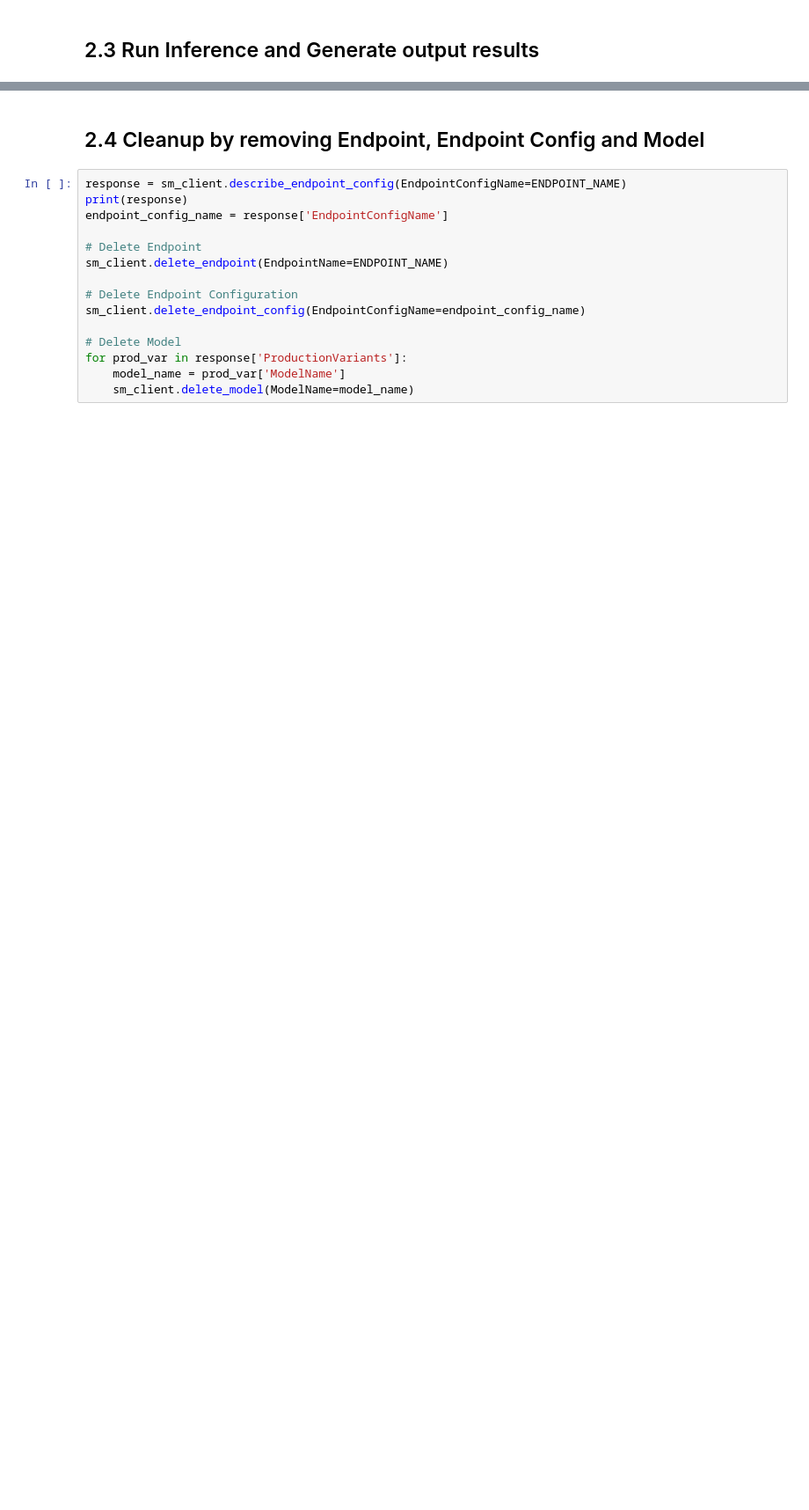
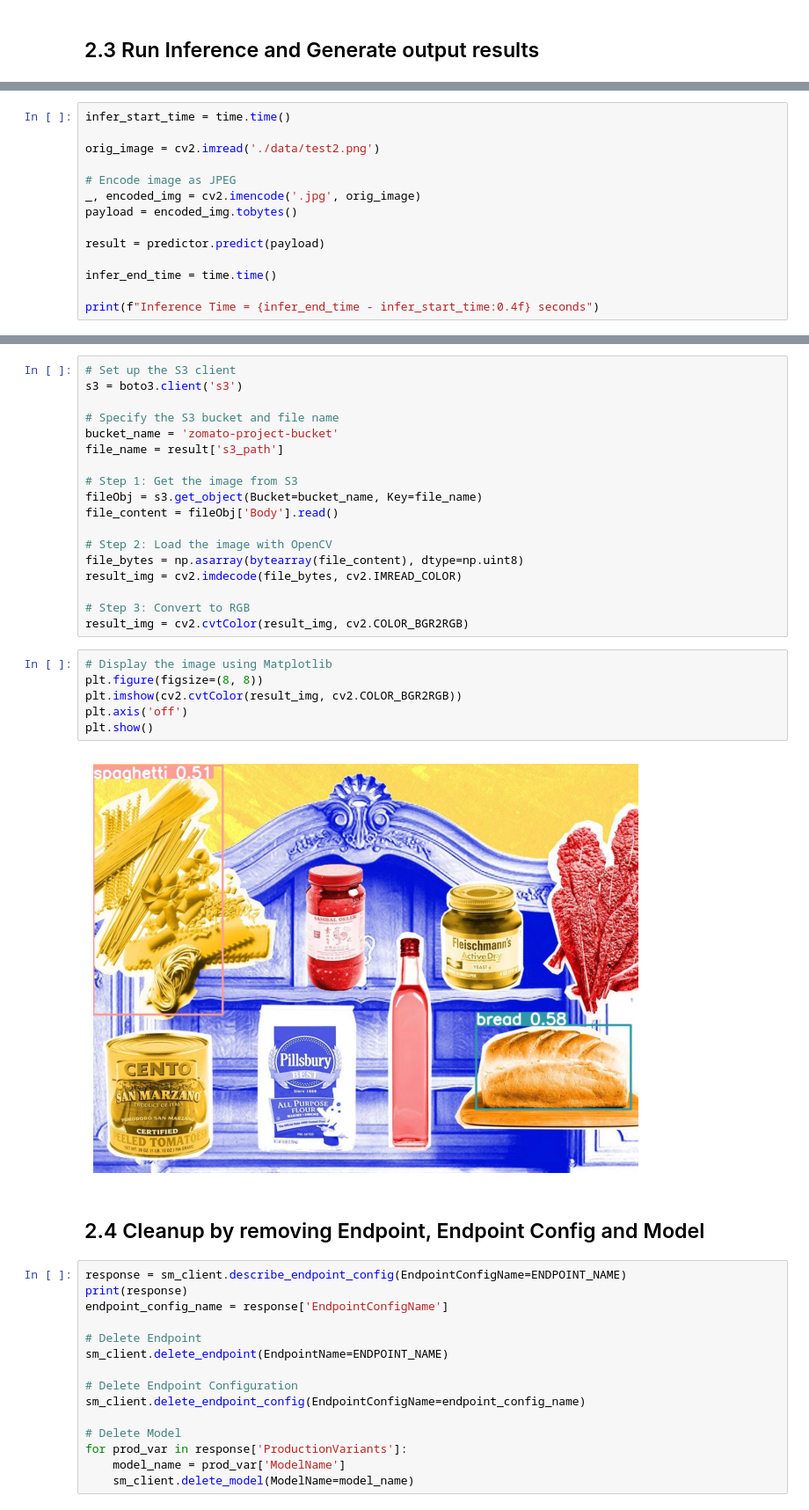
Before and after one commit to aethla/zomato-sagemaker, a Jupyter notebook: sagemaker/serverless-inference/2_TestEndpoint.ipynb, the cells around one changed output, grey strips where cells are left out. Shown at 88% size. Drawn from its saved outputs; the diff is of its cells as text; blank space fills up the shorter version.

```diff
--- a/sagemaker/serverless-inference/2_TestEndpoint.ipynb
+++ b/sagemaker/serverless-inference/2_TestEndpoint.ipynb
@@ -80,0 +95,14 @@ plt.imshow(cv2.cvtColor(image_array, cv2.COLOR_BGR2RGB))
+# %%
+infer_start_time = time.time()
+
+orig_image = cv2.imread('./data/test2.png')
+
+# Encode image as JPEG
+_, encoded_img = cv2.imencode('.jpg', orig_image)
+payload = encoded_img.tobytes()
+
+result = predictor.predict(payload)
+
+infer_end_time = time.time()
+
+print(f"Inference Time = {infer_end_time - infer_start_time:0.4f} seconds")
@@ -81,3 +111,29 @@ plt.imshow(cv2.cvtColor(image_array, cv2.COLOR_BGR2RGB))
+# %%
+# Set up the S3 client
+s3 = boto3.client('s3')
+
+# Specify the S3 bucket and file name
+bucket_name = 'zomato-project-bucket'
+file_name = result['s3_path']
+
+# Step 1: Get the image from S3
+fileObj = s3.get_object(Bucket=bucket_name, Key=file_name)
+file_content = fileObj['Body'].read()
+
+# Step 2: Load the image with OpenCV
+file_bytes = np.asarray(bytearray(file_content), dtype=np.uint8)
+result_img = cv2.imdecode(file_bytes, cv2.IMREAD_COLOR)
+
+# Step 3: Convert to RGB
+result_img = cv2.cvtColor(result_img, cv2.COLOR_BGR2RGB)
+# %%
+# Display the image using Matplotlib
+plt.figure(figsize=(8, 8))
+plt.imshow(cv2.cvtColor(result_img, cv2.COLOR_BGR2RGB))
+plt.axis('off')
+plt.show()
+# %% [output]
+[figure, added]
 # %% [markdown]
 ## 2.4 Cleanup by removing Endpoint, Endpoint Config and Model
 # %%
```
Also changed, not shown: parts of 10 cells of this notebook, 3 other files.
